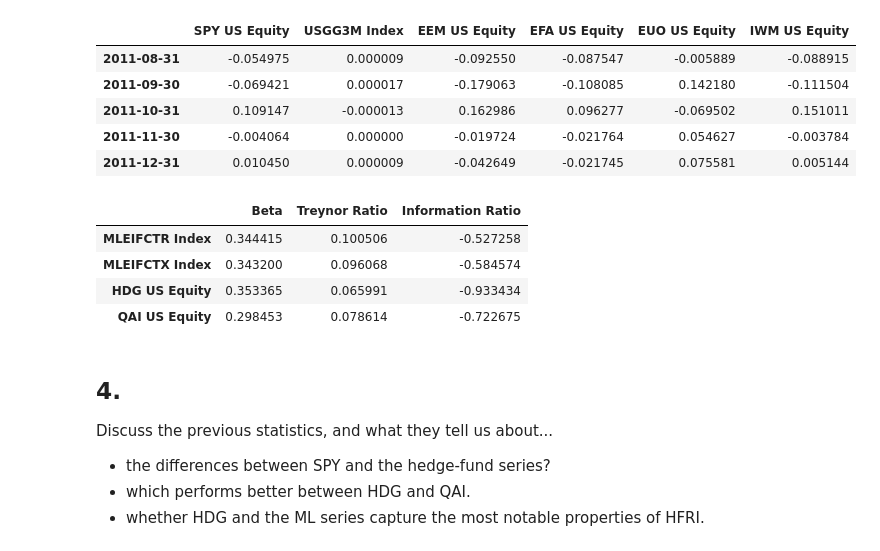
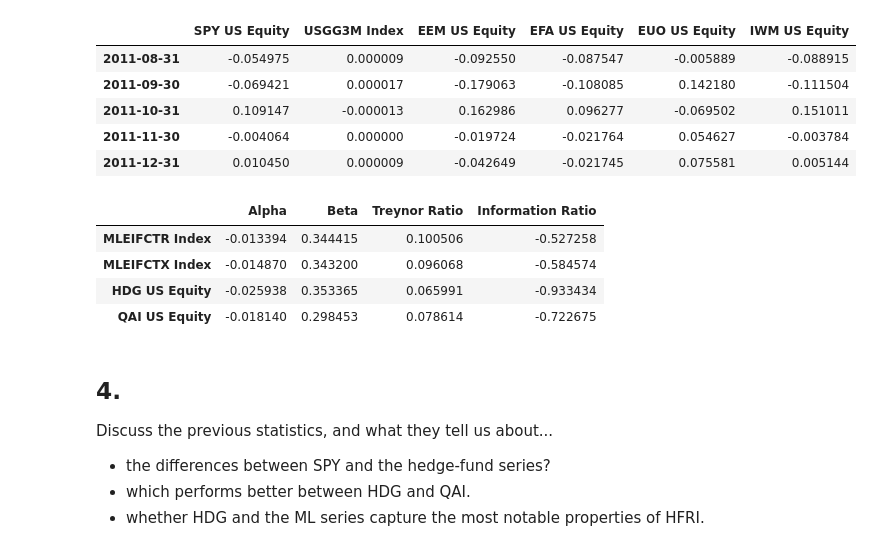
Before and after one commit to elliottgordon/finm-25000-a4-repository, a Jupyter notebook: hw2/Elliott_Homework_2.ipynb, the cells around one changed output. Cells and saved outputs as stored; diff of their text form; code cells hidden in the pictures.

```diff
--- a/hw2/Elliott_Homework_2.ipynb
+++ b/hw2/Elliott_Homework_2.ipynb
@@ -106,8 +107,5 @@ Annualize these statistics.
 # %%
-import pandas as pd
-import numpy as np
-
-hedge_fund_series_df = pd.read_excel(io = './proshares_analysis_data.xlsx',
+hedge_fund_series_df = pd.read_excel(io = "./drive/MyDrive/Colab Notebooks/proshares_analysis_data.xlsx",
                                      sheet_name='hedge_fund_series',
                                      index_col=0,
                                      parse_dates=[0])
@@ -197,7 +208,7 @@ For the series in the "hedge fund series" tab, run a regression of each against
 
 Annualize these three statistics as appropriate.
 # %%
-merrill_factors_df = pd.read_excel(io = './proshares_analysis_data.xlsx',
+merrill_factors_df = pd.read_excel(io = './drive/MyDrive/Colab Notebooks/proshares_analysis_data.xlsx',
                                      sheet_name='merrill_factors',
                                      index_col=0,
                                      parse_dates=[0])
@@ -211,52 +222,49 @@ merrill_factors_df.head(5)
 | 2011-11-30 | -0.004064 | 0.000000 | -0.019724 | -0.021764 | 0.054627 | -0.003784 |
 | 2011-12-31 | 0.010450 | 0.000009 | -0.042649 | -0.021745 | 0.075581 | 0.005144 |
 # %%
-import statsmodels.api as sm
-
-def univariate_regression(response, explanatory):
+def univariate_regression(funds, explanatory):
     """
     Function is designed to calculate the univariate regression of y against X.
+    Can also do downside beta (when market < 0) and upside beta (when market > 0)
 
     Returns:
         DataFrame: Summary of results
     """
-    # add intercept for linear regression
-    explanatory = sm.add_constant(explanatory)
+    reg_results = []
+    for fund in funds.columns:
+      response = funds[fund]
+        # set-up of Ordinary Least Sqaured Regression (drop missing values & add constant for regression)
+      results = sm.OLS(response, sm.add_constant(explanatory), missing = 'drop').fit()
 
-    # set-up of Ordinary Least Sqaured Regression (dropp missing values)
-    model = sm.OLS(response, explanatory, missing = 'drop')
-    results = model.fit()
+      # constant and slope of explanatory variable (index 0 and 1 respectively)
+      parameters = results.params
 
-    # constant and slope of explanatory variable (index 0 and 1 respectively)
-    parameters = results.params
+      intercept = parameters.iloc[0] # returns in excess of the market
+      beta = parameters.iloc[1]
 
-    intercept = parameters.iloc[0]
-    beta = parameters.iloc[1]
+      summary = dict()
 
-    summary = dict()
+      summary['Alpha'] = intercept * 12
+      summary['Beta'] = beta
 
-    summary['Beta'] = beta
+      # normalize returns by the amount of market risk being taken on
+      summary['Treynor Ratio'] = (response.mean() / beta) * 12 # annualize the ratio
 
-    summary['Treynor Ratio'] = (response.mean() / beta) * 12 # annualize the ratio
+      residuals = results.resid
 
-    residuals = results.resid
-    summary['Information Ratio'] = (intercept / residuals.std()) * np.sqrt(12) #annualize the ratio
+      #returns in excess of the market penalized by the variance of the regression
+      summary['Information Ratio'] = (intercept / residuals.std()) * np.sqrt(12) #annualize the ratio
 
-    return pd.DataFrame(summary, index = [response.name])
+      reg_results.append(pd.DataFrame(summary, index = [response.name]))
+    return pd.concat(reg_results)
 
-spy = merrill_factors_df['SPY US Equity']
-reg_results = []
-for col in hedge_fund_series_df.columns:
-  temp_reg_results_df = univariate_regression(hedge_fund_series_df[col], spy)
-  reg_results.append(temp_reg_results_df)
-final_univ_reg_df = pd.concat(reg_results)
-display(final_univ_reg_df)
+univariate_regression(hedge_fund_series_df, merrill_factors_df['SPY US Equity'])
 # %% [output]
-|  | Beta | Treynor Ratio | Information Ratio |
-| MLEIFCTR Index | 0.344415 | 0.100506 | -0.527258 |
-| MLEIFCTX Index | 0.343200 | 0.096068 | -0.584574 |
-| HDG US Equity | 0.353365 | 0.065991 | -0.933434 |
-| QAI US Equity | 0.298453 | 0.078614 | -0.722675 |
+|  | Alpha | Beta | Treynor Ratio | Information Ratio |
+| MLEIFCTR Index | -0.013394 | 0.344415 | 0.100506 | -0.527258 |
+| MLEIFCTX Index | -0.014870 | 0.343200 | 0.096068 | -0.584574 |
+| HDG US Equity | -0.025938 | 0.353365 | 0.065991 | -0.933434 |
+| QAI US Equity | -0.018140 | 0.298453 | 0.078614 | -0.722675 |
 # %% [markdown]
 ## 4.
 
```
Also changed, not shown: parts of 10 cells of this notebook.
